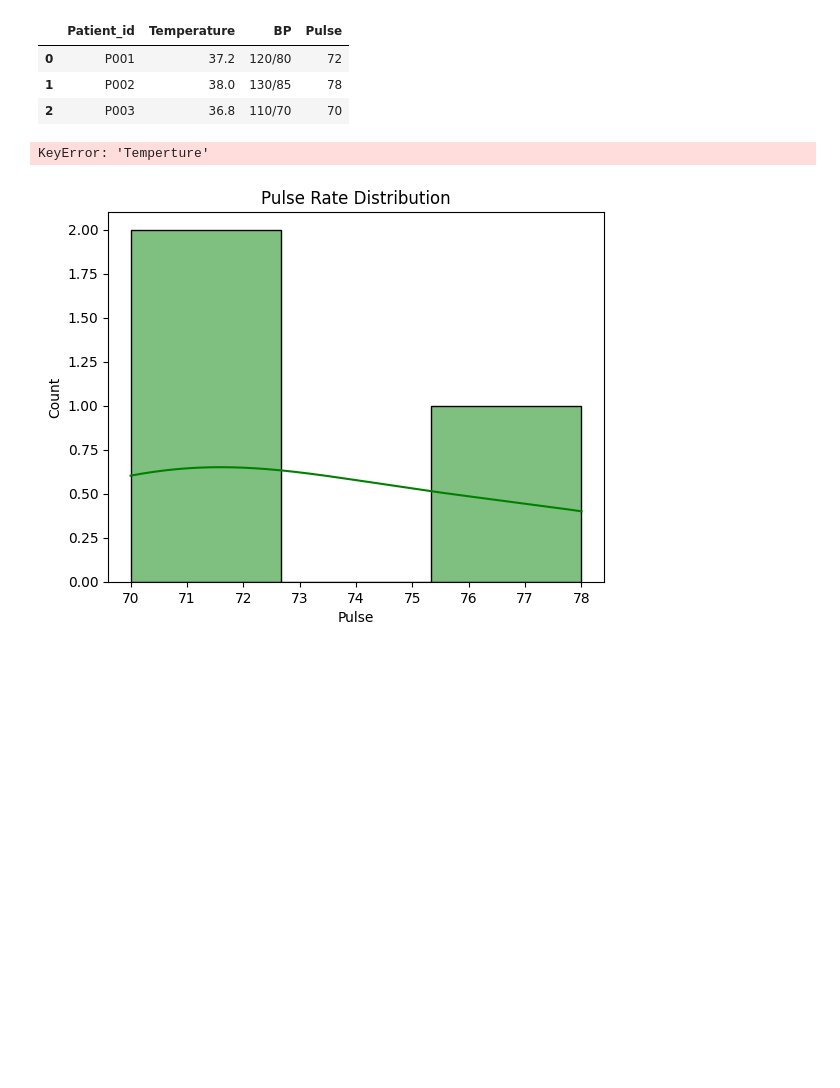
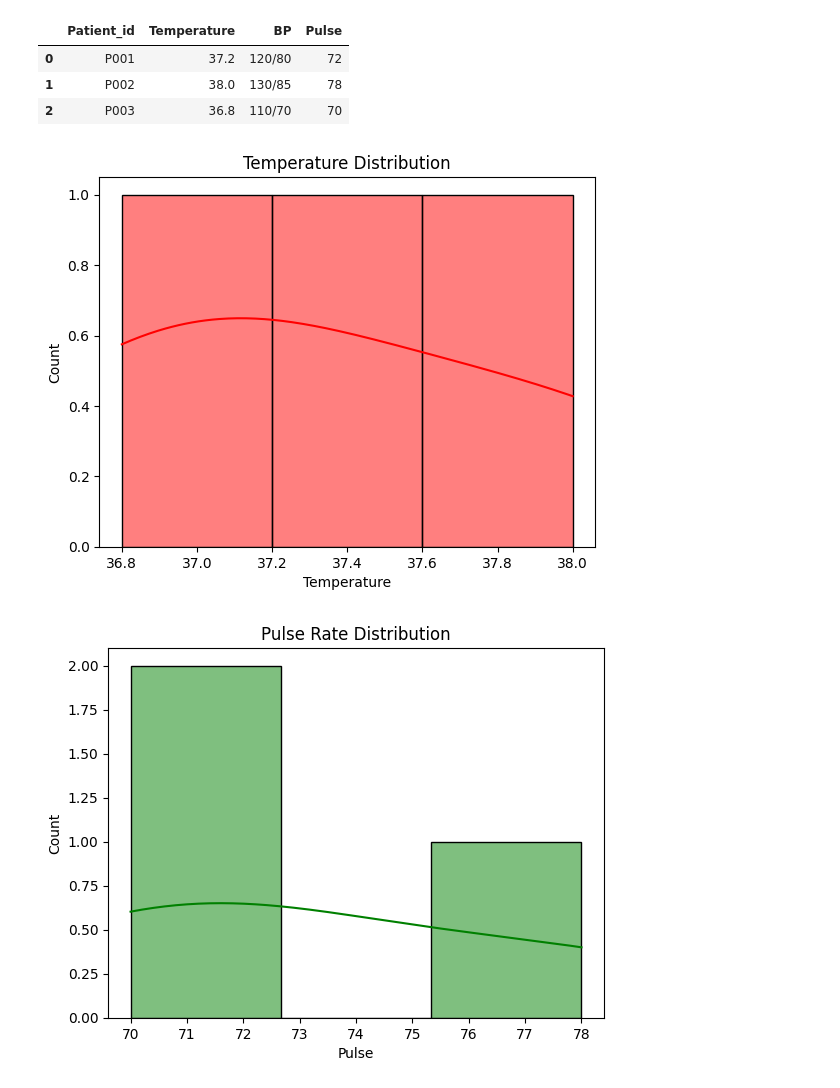
Before and after one commit to Rekha-vivek/Care_Connect_AI, a Jupyter notebook: Care_connect_AI.ipynb, the cells around one changed output. Drawn from its saved outputs; the diff is of its cells as text; code cells hidden in the pictures; blank space fills up the shorter version.

```diff
--- a/Care_connect_AI.ipynb
+++ b/Care_connect_AI.ipynb
@@ -379,14 +378,14 @@ vitals
 # %%
 #Temperature Distribution
 
-sns.histplot(vitals['Temperture'], kde=True,color='red')
+sns.histplot(vitals['Temperature'], kde=True,color='red')
 plt.title("Temperature Distribution")
 plt.xlabel("Temperature")
 plt.show()
 
 #This shows distribution of patient body temperatures and helps identify abnormal ranges
 # %% [output]
-KeyError: 'Temperture'
+[figure, added]
 # %%
 #Pulse Distribution
 
```
Also changed, not shown: parts of 6 cells of this notebook, 7 other files.
